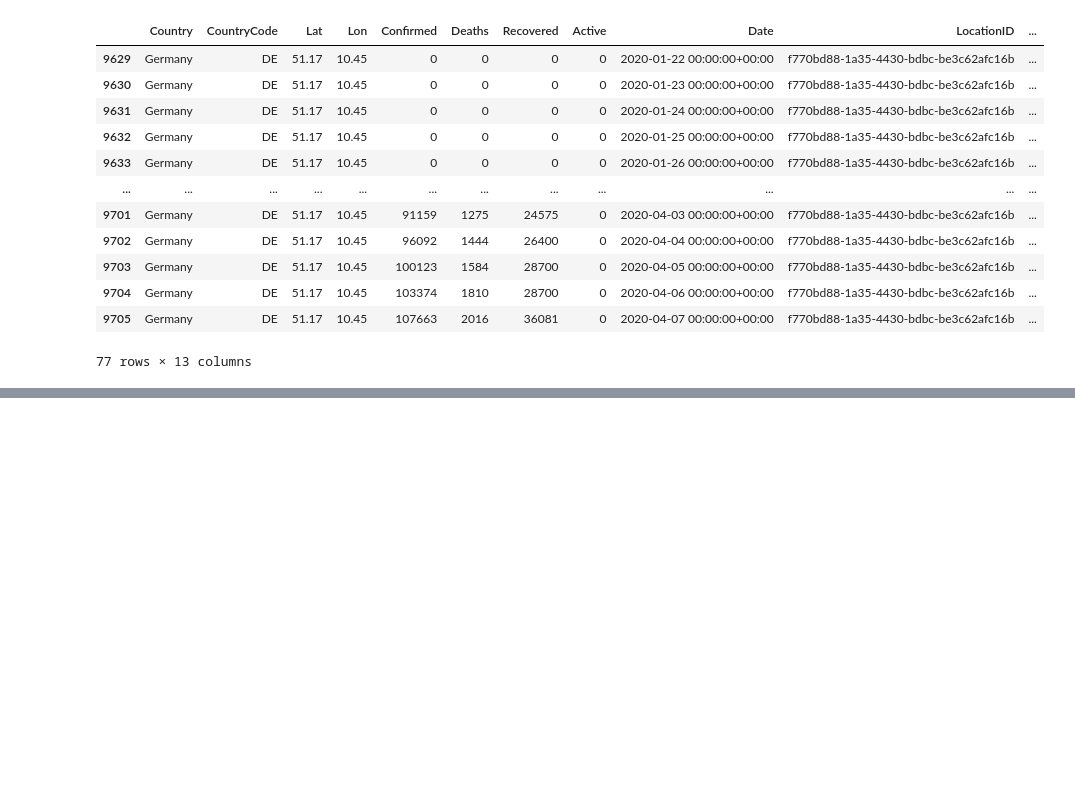
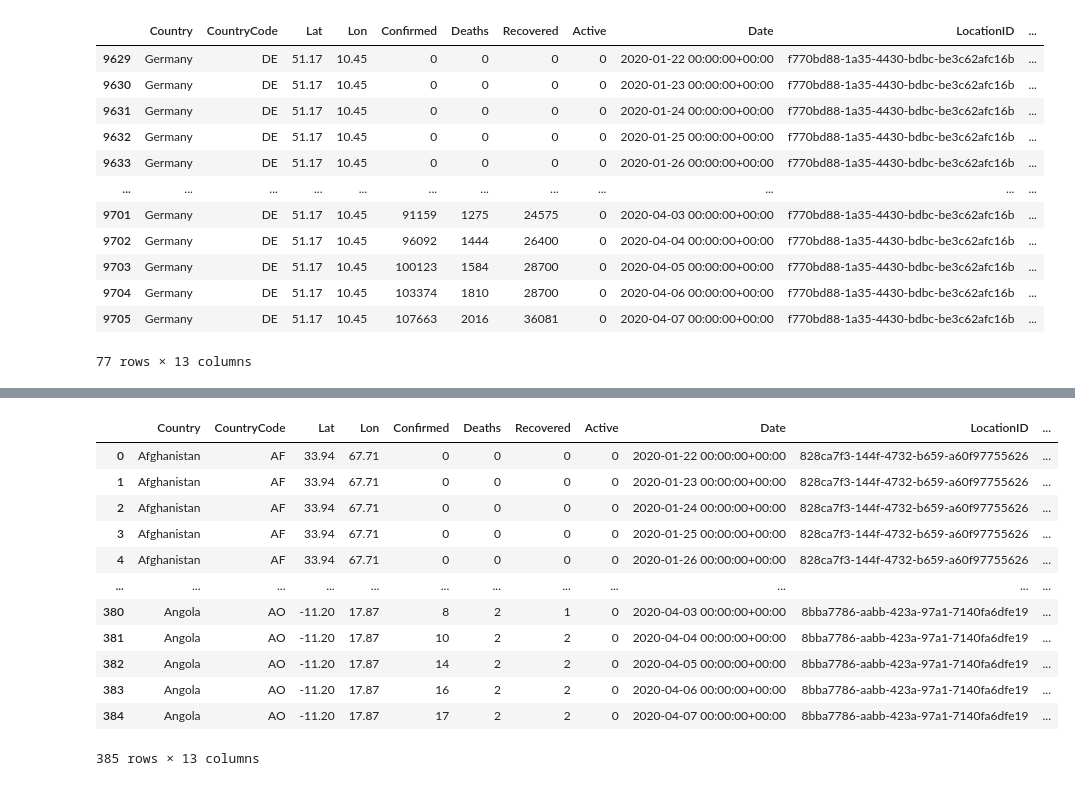
Before and after one commit to BitaNajd/DATA-THIEVES-COVID19, a Jupyter notebook: WiP/Bita/Read-Who-json-file.ipynb, the cells around one changed output, grey strips where cells are left out. Saved outputs shown, nothing was run; the diff lists cells and outputs as text; code cells hidden in the pictures; blank space fills up the shorter version.

```diff
--- a/WiP/Bita/Read-Who-json-file.ipynb
+++ b/WiP/Bita/Read-Who-json-file.ipynb
@@ -42,0 +90,18 @@ plt.scatter(df_who_Germany['Date'], df_who_Germany['Confirmed'])
+# %%
+df3 = df_who.groupby('Date')
+# %%
+df3.head()
+# %% [output]
+|  | Country | CountryCode | Lat | Lon | Confirmed | Deaths | Recovered | Active | Date | LocationID | ... |
+| 0 | Afghanistan | AF | 33.94 | 67.71 | 0 | 0 | 0 | 0 | 2020-01-22 00:00:00+00:00 | 828ca7f3-144f-4732-b659-a60f97755626 | ... |
+| 1 | Afghanistan | AF | 33.94 | 67.71 | 0 | 0 | 0 | 0 | 2020-01-23 00:00:00+00:00 | 828ca7f3-144f-4732-b659-a60f97755626 | ... |
+| 2 | Afghanistan | AF | 33.94 | 67.71 | 0 | 0 | 0 | 0 | 2020-01-24 00:00:00+00:00 | 828ca7f3-144f-4732-b659-a60f97755626 | ... |
+| 3 | Afghanistan | AF | 33.94 | 67.71 | 0 | 0 | 0 | 0 | 2020-01-25 00:00:00+00:00 | 828ca7f3-144f-4732-b659-a60f97755626 | ... |
+| 4 | Afghanistan | AF | 33.94 | 67.71 | 0 | 0 | 0 | 0 | 2020-01-26 00:00:00+00:00 | 828ca7f3-144f-4732-b659-a60f97755626 | ... |
+| ... | ... | ... | ... | ... | ... | ... | ... | ... | ... | ... | ... |
+| 380 | Angola | AO | -11.20 | 17.87 | 8 | 2 | 1 | 0 | 2020-04-03 00:00:00+00:00 | 8bba7786-aabb-423a-97a1-7140fa6dfe19 | ... |
+| 381 | Angola | AO | -11.20 | 17.87 | 10 | 2 | 2 | 0 | 2020-04-04 00:00:00+00:00 | 8bba7786-aabb-423a-97a1-7140fa6dfe19 | ... |
+| 382 | Angola | AO | -11.20 | 17.87 | 14 | 2 | 2 | 0 | 2020-04-05 00:00:00+00:00 | 8bba7786-aabb-423a-97a1-7140fa6dfe19 | ... |
+| 383 | Angola | AO | -11.20 | 17.87 | 16 | 2 | 2 | 0 | 2020-04-06 00:00:00+00:00 | 8bba7786-aabb-423a-97a1-7140fa6dfe19 | ... |
+| 384 | Angola | AO | -11.20 | 17.87 | 17 | 2 | 2 | 0 | 2020-04-07 00:00:00+00:00 | 8bba7786-aabb-423a-97a1-7140fa6dfe19 | ... |
+385 rows × 13 columns
```
Also changed, not shown: parts of 38 cells of this notebook, 15 other files.
